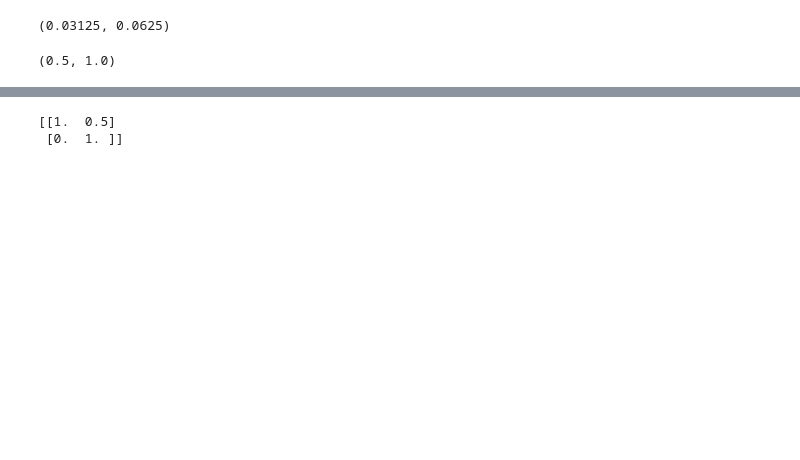
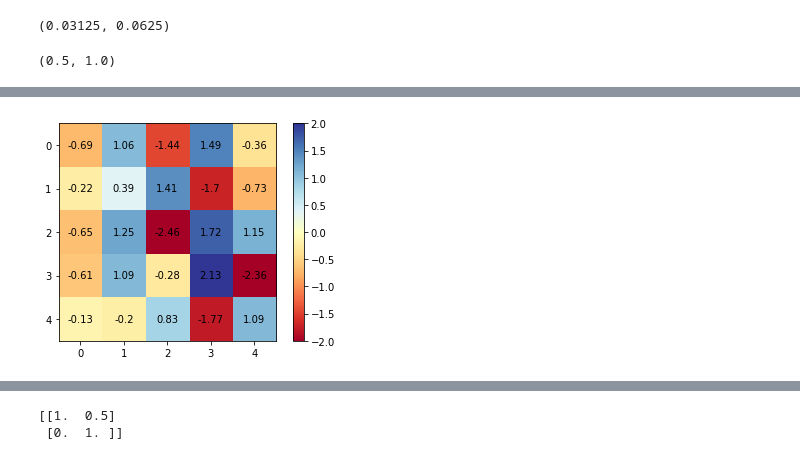
Before and after one commit to Victorlouisdg/simulators, a Jupyter notebook: fluid_2d.ipynb, the cells around one changed output, grey strips where cells are left out. Cells and saved outputs as stored; diff of their text form; code cells hidden in the pictures; blank space fills up the shorter version.

```diff
--- a/fluid_2d.ipynb
+++ b/fluid_2d.ipynb
@@ -28,0 +65,15 @@ get_float_cell_index(1/2 * cell_size, cell_size)
+# %%
+laplacian_grid = np.zeros((d, d))
+
+for i in range(d):
+    for j in range(d):
+        laplacian_grid[i, j] = laplacian(random_grid, i, j)
+
+plt.imshow(laplacian_grid, cmap="RdYlBu", vmin=-2, vmax=2)
+plt.colorbar();
+
+for i in range(d):
+    for j in range(d):
+        text = plt.text(j, i, np.round(laplacian_grid[i, j], 2), ha="center", va="center")
+# %% [output]
+[figure, added]
```
Also changed, not shown: parts of 10 cells of this notebook.
